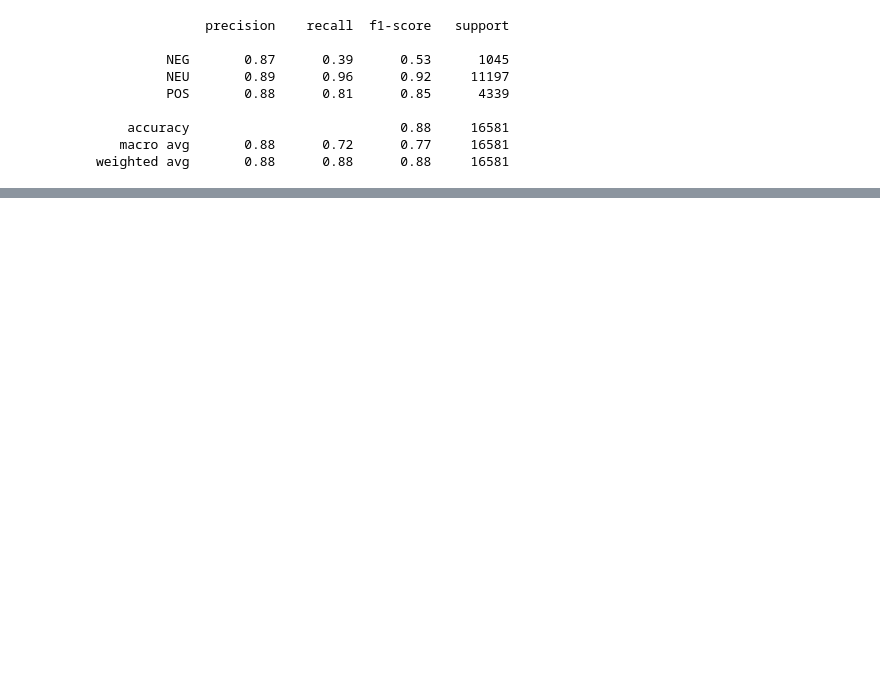
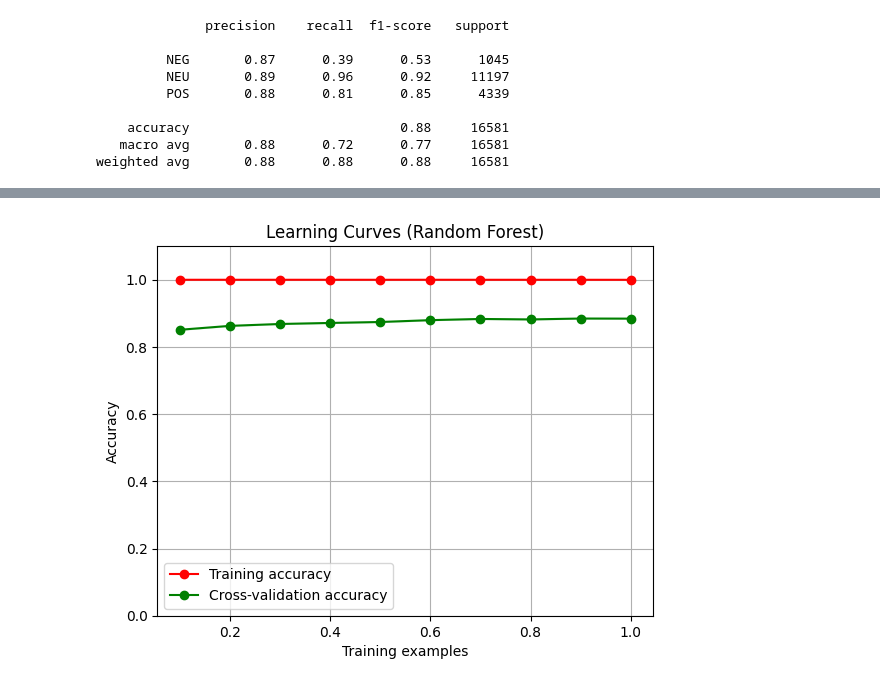
Before and after one commit to hoangquang0601/FYP_Python, a Jupyter notebook: random_forest.ipynb, the cells around one changed output, grey strips where cells are left out. Drawn from its saved outputs; the diff is of its cells as text; code cells hidden in the pictures; blank space fills up the shorter version.

```diff
--- a/random_forest.ipynb
+++ b/random_forest.ipynb
@@ -98,0 +42,78 @@ KeyboardInterrupt:
+# %%
+import pandas as pd
+from sklearn.feature_extraction.text import TfidfVectorizer
+from sklearn.ensemble import RandomForestClassifier
+from sklearn.model_selection import train_test_split, learning_curve
+from sklearn.metrics import classification_report
+import matplotlib.pyplot as plt
+import numpy as np
+from tqdm import tqdm
+
+# Load your dataset
+df = pd.read_csv('labelled_data.csv')
+
+# Prepare text data
+texts = df['Comment Text']
+labels = df['Sentiment Label']
+
+# Map the sentiment labels to numerical values
+label_mapping = {'NEG': 0, 'NEU': 1, 'POS': 2}
+labels = labels.map(label_mapping)
+
+# Split data
+X_train, X_test, y_train, y_test = train_test_split(texts, labels, test_size=0.2, random_state=42)
+
+# Create TF-IDF vectorizer and transform the text data
+vectorizer = TfidfVectorizer()
+X_train_tfidf = vectorizer.fit_transform(X_train)
+X_test_tfidf = vectorizer.transform(X_test)
+
+# Initialize the Random Forest classifier
+classifier = RandomForestClassifier(n_estimators=100, random_state=42)
+
+# Generate learning curves with progress bar
+train_sizes = np.linspace(0.1, 1.0, 10)
+train_scores = []
+test_scores = []
+
+for train_size in tqdm(train_sizes, desc="Learning Curves"):
+    X_train_subset = X_train_tfidf[:int(train_size * X_train_tfidf.shape[0])]
+    y_train_subset = y_train[:int(train_size * y_train.shape[0])]
+    classifier.fit(X_train_subset, y_train_subset)
+    train_scores.append(classifier.score(X_train_subset, y_train_subset))
+    test_scores.append(classifier.score(X_test_tfidf, y_test))
+
+train_scores = np.array(train_scores).reshape(-1, 1)
+test_scores = np.array(test_scores).reshape(-1, 1)
+
+# Calculate mean and standard deviation for training and test scores
+train_scores_mean = np.mean(train_scores, axis=1)
+train_scores_std = np.std(train_scores, axis=1)
+test_scores_mean = np.mean(test_scores, axis=1)
+test_scores_std = np.std(test_scores, axis=1)
+
+# Plot learning curves
+plt.figure()
+plt.title("Learning Curves (Random Forest)")
+plt.xlabel("Training examples")
+plt.ylabel("Accuracy")
+plt.ylim(0.0, 1.1)
+plt.grid()
+
+# Plot the average training and validation accuracy
+plt.fill_between(train_sizes, train_scores_mean - train_scores_std, train_scores_mean + train_scores_std, alpha=0.1, color="r")
+plt.fill_between(train_sizes, test_scores_mean - test_scores_std, test_scores_mean + test_scores_std, alpha=0.1, color="g")
+plt.plot(train_sizes, train_scores_mean, 'o-', color="r", label="Training accuracy")
+plt.plot(train_sizes, test_scores_mean, 'o-', color="g", label="Cross-validation accuracy")
+
+plt.legend(loc="best")
+plt.show()
+
+# Train the classifier on the entire training set
+classifier.fit(X_train_tfidf, y_train)
+
+# Predict and evaluate
+y_pred = classifier.predict(X_test_tfidf)
+print(classification_report(y_test, y_pred))
+# %% [output]
+[figure, added]
```
Also changed, not shown: parts of 2 cells of this notebook, 5 other files.
